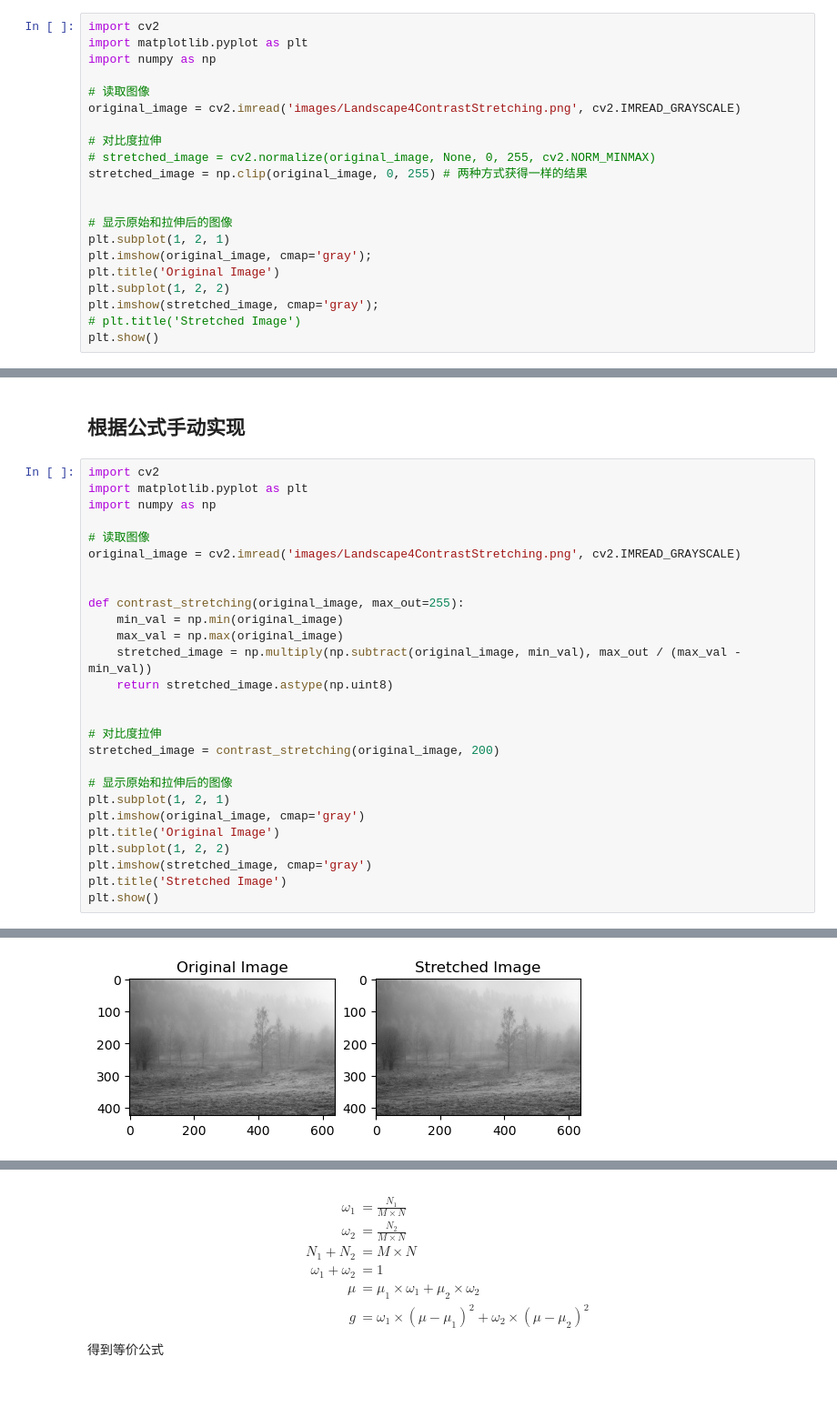
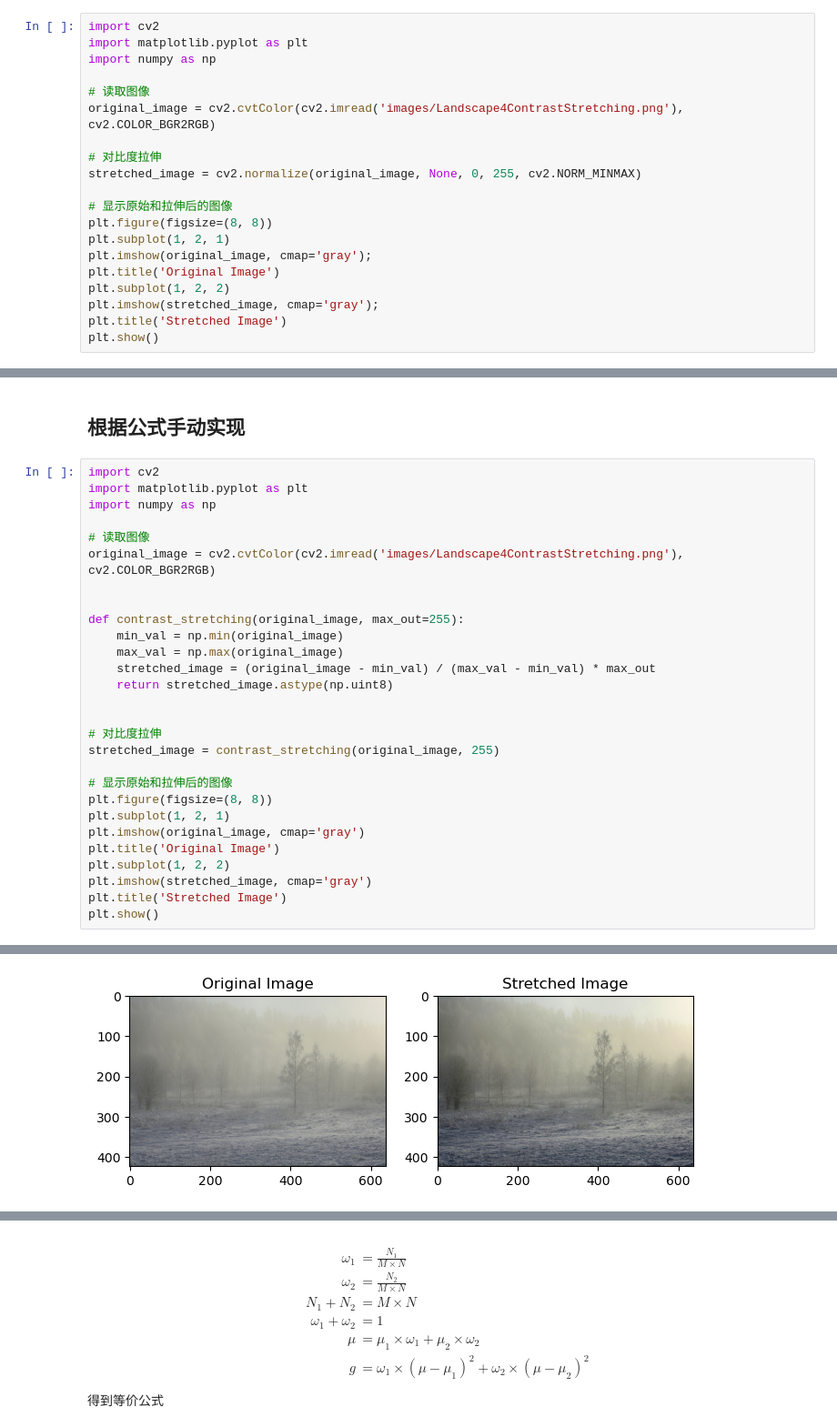
Before and after one commit to plum-Yin/AIIT_2024_CSE435, a Jupyter notebook: chapter2-PointOperations/PointOperations.ipynb, the cells around one changed output, grey strips where cells are left out. Shown at 91% size. Saved outputs shown, nothing was run; the diff lists cells and outputs as text; blank space fills up the shorter version.

```diff
--- a/chapter2-PointOperations/PointOperations.ipynb
+++ b/chapter2-PointOperations/PointOperations.ipynb
@@ -67,19 +69,18 @@ import matplotlib.pyplot as plt
 import numpy as np
 
 # 读取图像
-original_image = cv2.imread('images/Landscape4ContrastStretching.png', cv2.IMREAD_GRAYSCALE)
+original_image = cv2.cvtColor(cv2.imread('images/Landscape4ContrastStretching.png'), cv2.COLOR_BGR2RGB)
 
 # 对比度拉伸
-# stretched_image = cv2.normalize(original_image, None, 0, 255, cv2.NORM_MINMAX)
-stretched_image = np.clip(original_image, 0, 255) # 两种方式获得一样的结果
-
+stretched_image = cv2.normalize(original_image, None, 0, 255, cv2.NORM_MINMAX)
 
 # 显示原始和拉伸后的图像
+plt.figure(figsize=(8, 8))
 plt.subplot(1, 2, 1)
 plt.imshow(original_image, cmap='gray');
 plt.title('Original Image')
 plt.subplot(1, 2, 2)
 plt.imshow(stretched_image, cmap='gray');
-# plt.title('Stretched Image')
+plt.title('Stretched Image')
 plt.show()
 # %% [output]
@@ -97,20 +98,21 @@ import matplotlib.pyplot as plt
 import numpy as np
 
 # 读取图像
-original_image = cv2.imread('images/Landscape4ContrastStretching.png', cv2.IMREAD_GRAYSCALE)
+original_image = cv2.cvtColor(cv2.imread('images/Landscape4ContrastStretching.png'), cv2.COLOR_BGR2RGB)
 
 
 def contrast_stretching(original_image, max_out=255):
     min_val = np.min(original_image)
     max_val = np.max(original_image)
-    stretched_image = np.multiply(np.subtract(original_image, min_val), max_out / (max_val - min_val))
+    stretched_image = (original_image - min_val) / (max_val - min_val) * max_out
     return stretched_image.astype(np.uint8)
 
 
 # 对比度拉伸
-stretched_image = contrast_stretching(original_image, 200)
+stretched_image = contrast_stretching(original_image, 255)
 
 # 显示原始和拉伸后的图像
+plt.figure(figsize=(8, 8))
 plt.subplot(1, 2, 1)
 plt.imshow(original_image, cmap='gray')
 plt.title('Original Image')
@@ -124 +124 @@ Intel MKL WARNING: Support of Intel(R) Streaming SIMD Extensions 4.2 (Intel(R) S
-[figure, old version]
+[figure, new version]
```
Also changed, not shown: parts of 37 cells of this notebook, 12 other files.
